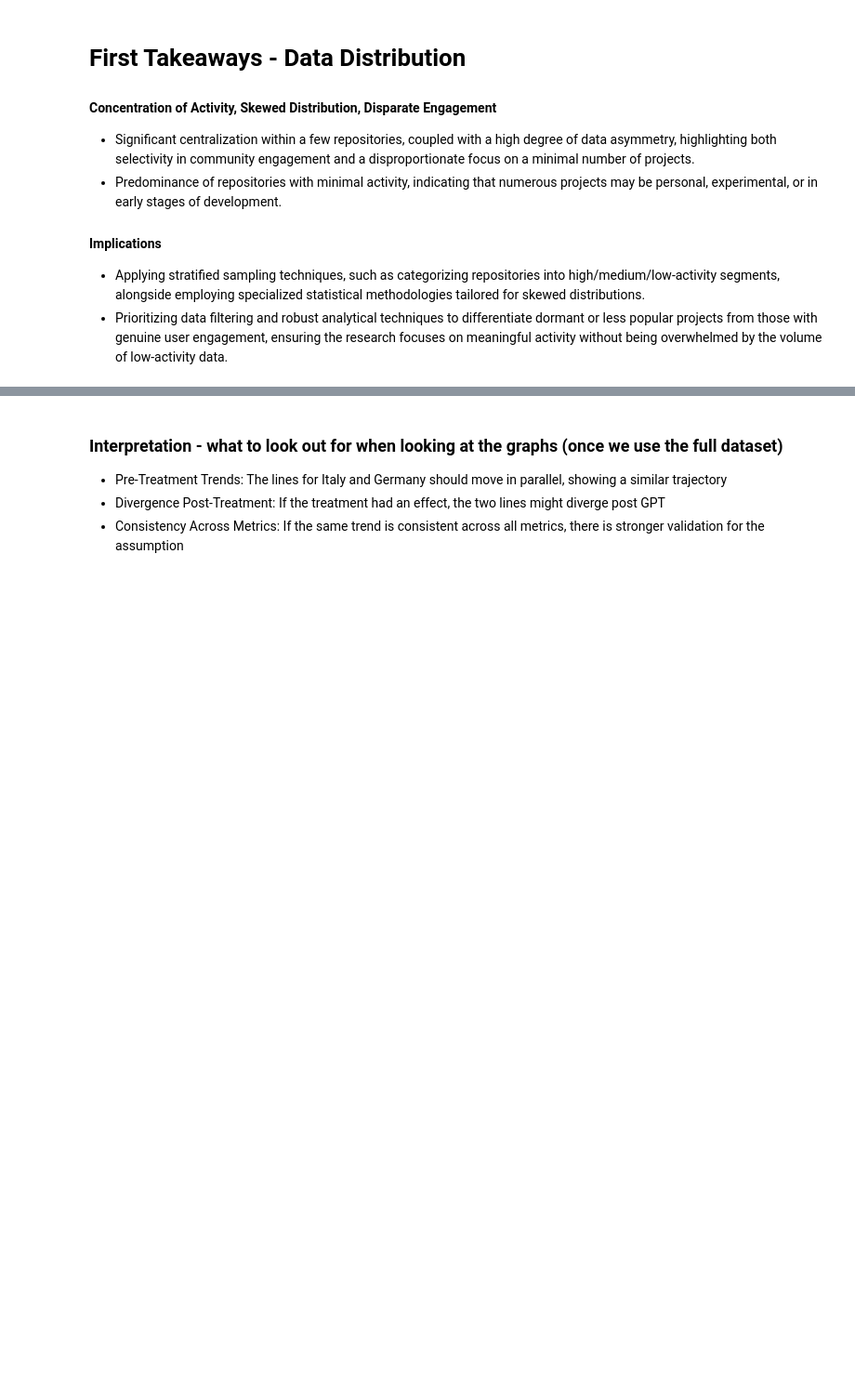
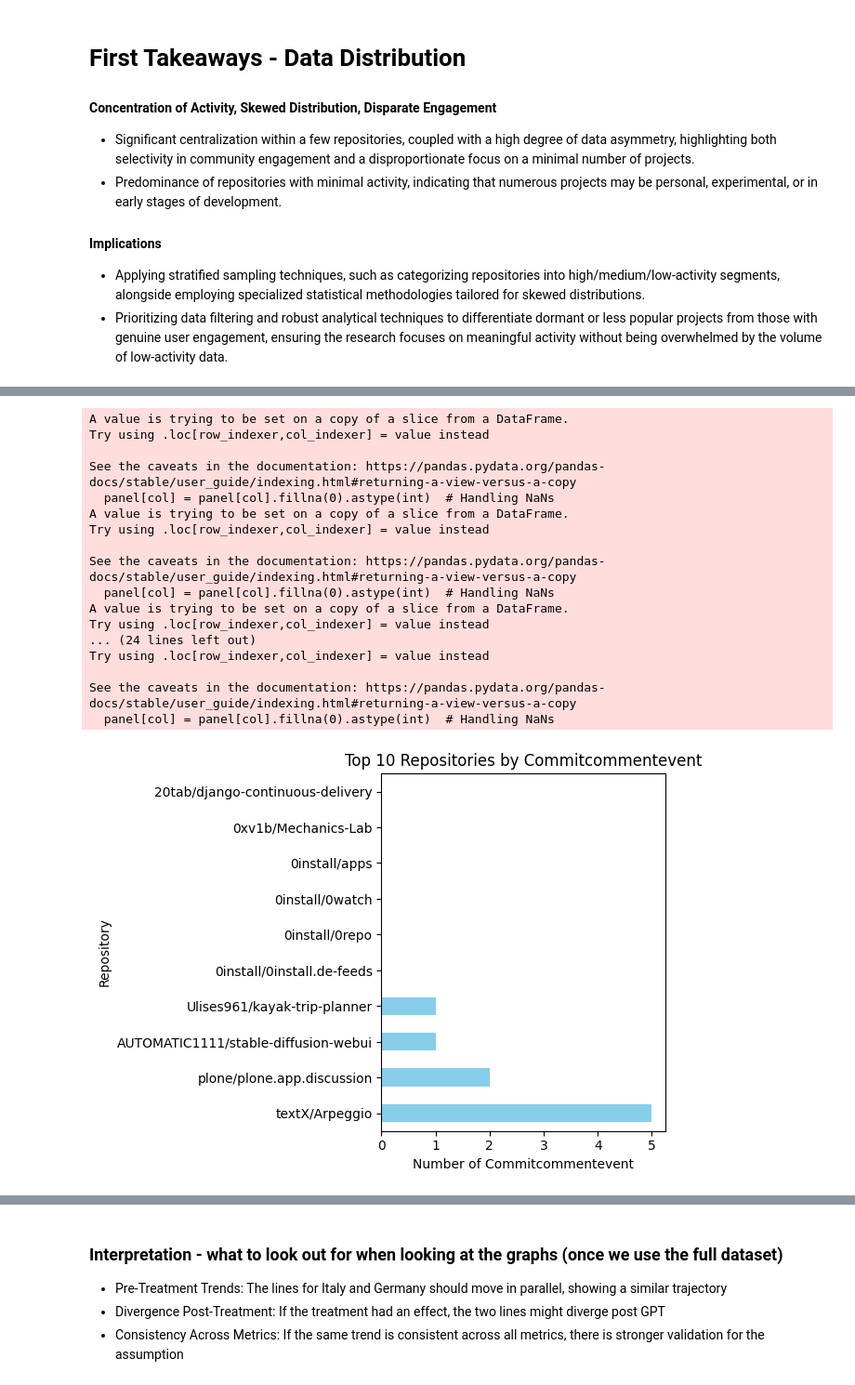
Before and after one commit to Nik-mundt/Work_Project, a Jupyter notebook: Collaboration_Variable.ipynb, the cells around one changed output, grey strips where cells are left out. Shown at 93% size. Saved outputs shown, nothing was run; the diff lists cells and outputs as text; code cells hidden in the pictures; blank space fills up the shorter version.

```diff
--- a/Collaboration_Variable.ipynb
+++ b/Collaboration_Variable.ipynb
@@ -283,0 +395,58 @@ See the caveats in the documentation: https://pandas.pydata.org/pandas-docs/stab
+# %%
+import pandas as pd
+import matplotlib.pyplot as plt
+
+# Assuming 'panel' is your DataFrame and it's already properly loaded
+
+# Convert boolean or other types to integers (1 for True, 0 for False)
+# and include all new variables for the conversion
+boolean_columns = [col for col in panel.columns if col.startswith('is_')]
+for col in boolean_columns:
+    panel[col] = panel[col].fillna(0).astype(int)  # Handling NaNs
+
+# If 'Collaboration' could also have NaN values, handle them similarly
+if 'Collaboration' in panel.columns and panel['Collaboration'].dtype != 'int':
+    panel['Collaboration'] = panel['Collaboration'].fillna(0).astype(int)
+
+# Now, we can safely aggregate using 'sum'
+# Create a dictionary for the aggregation mapping
+agg_dict = {col: pd.NamedAgg(column=col, aggfunc='sum') for col in boolean_columns}
+if 'Collaboration' in panel.columns:
+    agg_dict['Collaboration'] = pd.NamedAgg(column='Collaboration', aggfunc='sum')
+
+repo_level_stats = panel.groupby('repo_name').agg(**agg_dict).reset_index()
+
+# Function to plot the top N repositories based on a metric
+def plot_top_n_repos(df, metric, n=10, xlabel="", title=""):
+    top_repos = df.nlargest(n, metric)
+    ax = top_repos.plot(kind='barh', x='repo_name', y=metric, legend=False, color='skyblue')
+    ax.set_xlabel(xlabel)
+    ax.set_ylabel('Repository')
+    ax.set_title(title)
+    plt.tight_layout()
+    plt.show()
+
+# Visualize the top repositories for each metric
+for col in repo_level_stats.columns[1:]:  # skip the 'repo_name' column
+    metric_name = col.replace('is_', '') if col.startswith('is_') else col
+    readable_metric_name = metric_name.capitalize().replace('_', ' ')
+    plot_top_n_repos(repo_level_stats, col, n=10, xlabel=f'Number of {readable_metric_name}', title=f'Top 10 Repositories by {readable_metric_name}')
+# %% [output]
+A value is trying to be set on a copy of a slice from a DataFrame.
+Try using .loc[row_indexer,col_indexer] = value instead
+
+See the caveats in the documentation: https://pandas.pydata.org/pandas-docs/stable/user_guide/indexing.html#returning-a-view-versus-a-copy
+  panel[col] = panel[col].fillna(0).astype(int)  # Handling NaNs
+A value is trying to be set on a copy of a slice from a DataFrame.
+Try using .loc[row_indexer,col_indexer] = value instead
+
+See the caveats in the documentation: https://pandas.pydata.org/pandas-docs/stable/user_guide/indexing.html#returning-a-view-versus-a-copy
+  panel[col] = panel[col].fillna(0).astype(int)  # Handling NaNs
+A value is trying to be set on a copy of a slice from a DataFrame.
+Try using .loc[row_indexer,col_indexer] = value instead
+... (24 lines left out)
+Try using .loc[row_indexer,col_indexer] = value instead
+
+See the caveats in the documentation: https://pandas.pydata.org/pandas-docs/stable/user_guide/indexing.html#returning-a-view-versus-a-copy
+  panel[col] = panel[col].fillna(0).astype(int)  # Handling NaNs
+[figure, added]
```
Also changed, not shown: parts of 35 cells of this notebook.
